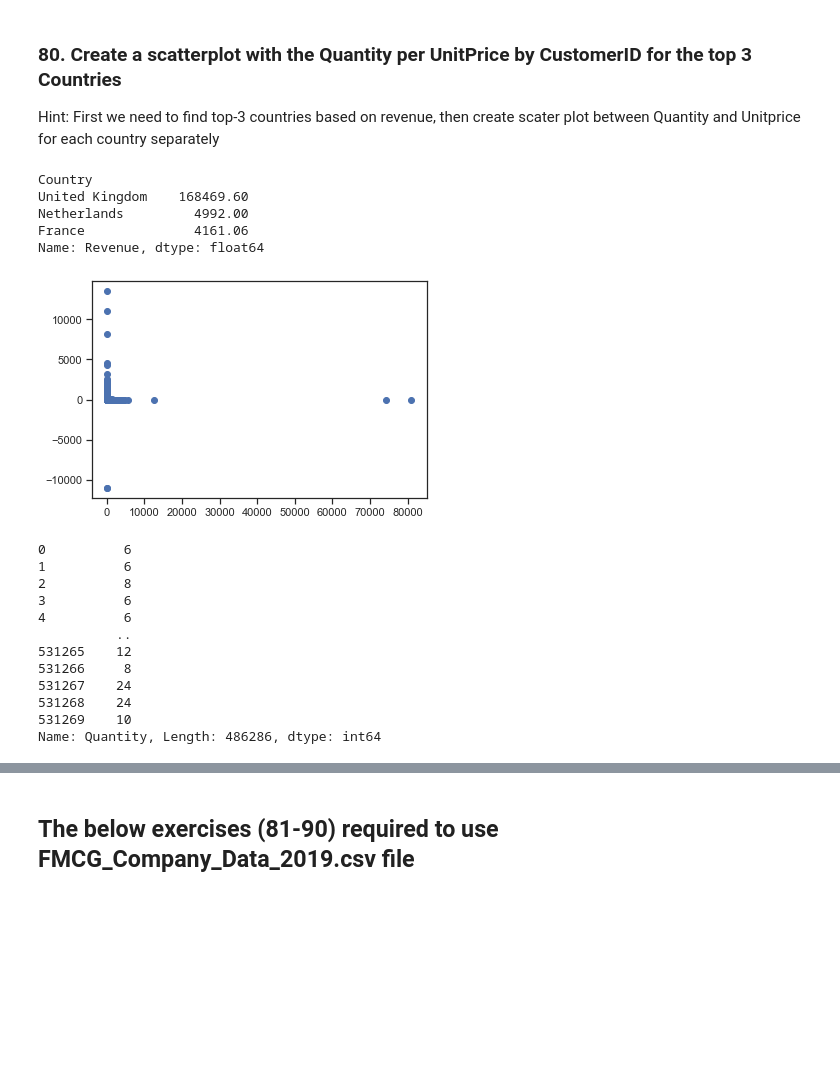
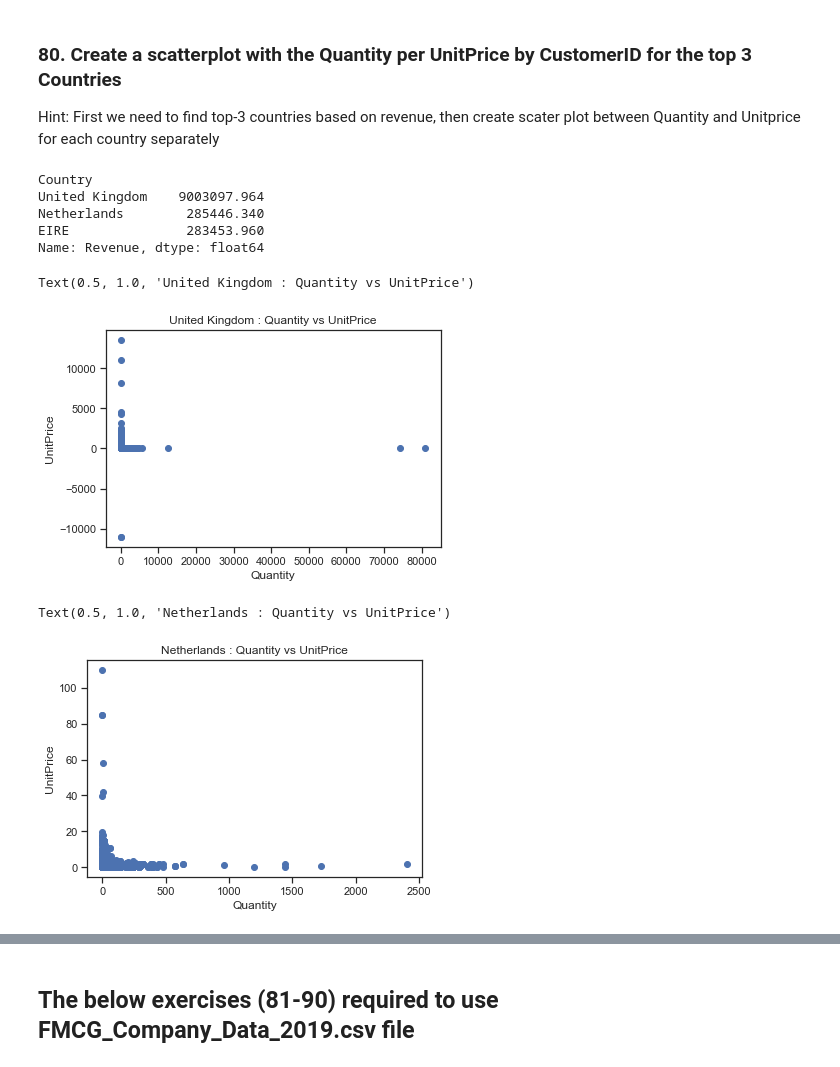
Before and after one commit to sakshisv/Basic-Data-Manipulation-Visualization-Exercise, a Jupyter notebook: Basic_Data_Manipulation_Visualization_Exercise.ipynb, the cells around one changed output, grey strips where cells are left out. Cells and saved outputs as stored; diff of their text form; code cells hidden in the pictures; blank space fills up the shorter version.

```diff
--- a/Basic_Data_Manipulation_Visualization_Exercise.ipynb
+++ b/Basic_Data_Manipulation_Visualization_Exercise.ipynb
@@ -1603,31 +1603,28 @@ Hint: First we need to find top-3 countries based on revenue, then create scater
 # %%
 online_rt['Revenue'] = online_rt['Quantity'] * online_rt['UnitPrice']
 # %%
-online_rt.groupby('Country').Revenue.max().sort_values(ascending = False).head(3)
+online_rt.groupby('Country').Revenue.sum().sort_values(ascending = False).head(3)
 # %% [output]
 Country
-United Kingdom    168469.60
-Netherlands         4992.00
-France              4161.06
+United Kingdom    9003097.964
+Netherlands        285446.340
+EIRE               283453.960
 Name: Revenue, dtype: float64
 # %%
 plt.scatter(x = online_rt.loc[online_rt['Country'] == 'United Kingdom', 'Quantity'],
              y = online_rt.loc[online_rt['Country'] == 'United Kingdom', 'UnitPrice'])
-plt.show()
+plt.xlabel('Quantity')
+plt.ylabel('UnitPrice')
+plt.title("United Kingdom : Quantity vs UnitPrice")
 # %% [output]
+Text(0.5, 1.0, 'United Kingdom : Quantity vs UnitPrice')
-[figure, old version]
+[figure, new version]
-# %%
-online_rt.loc[online_rt['Country'] == 'United Kingdom', 'Quantity']
-# %% [output]
-0          6
-1          6
-2          8
-3          6
-4          6
-          ..
-531265    12
-531266     8
-531267    24
-531268    24
-531269    10
-Name: Quantity, Length: 486286, dtype: int64
+# %%
+plt.scatter(x = online_rt.loc[online_rt['Country'] == 'Netherlands', 'Quantity'],
+             y = online_rt.loc[online_rt['Country'] == 'Netherlands', 'UnitPrice'])
+plt.xlabel('Quantity')
+plt.ylabel('UnitPrice')
+plt.title("Netherlands : Quantity vs UnitPrice")
+# %% [output]
+Text(0.5, 1.0, 'Netherlands : Quantity vs UnitPrice')
+[figure, added]
```
Also changed, not shown: parts of 4 cells of this notebook.
